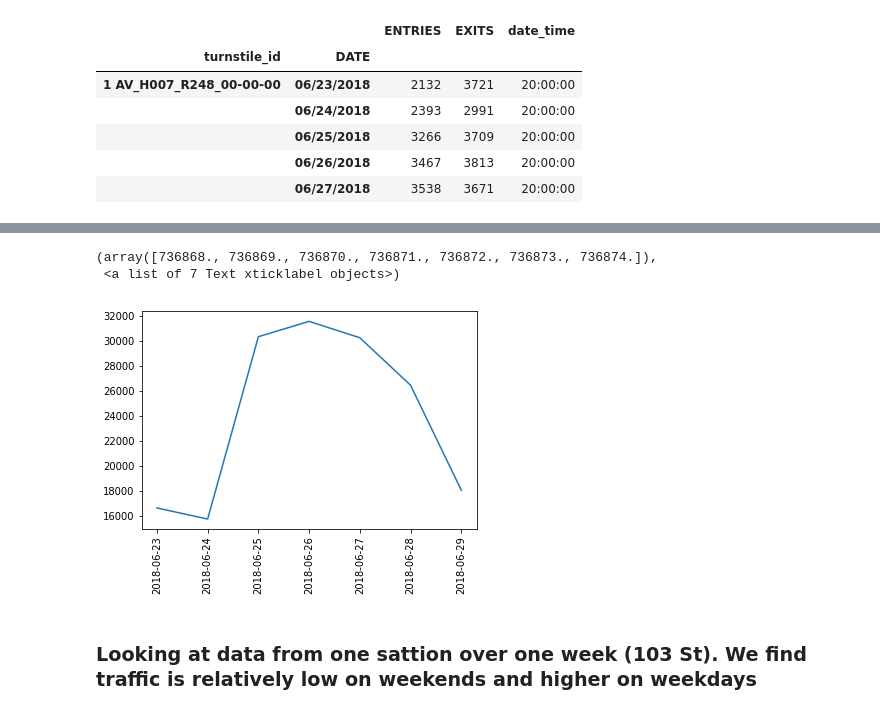
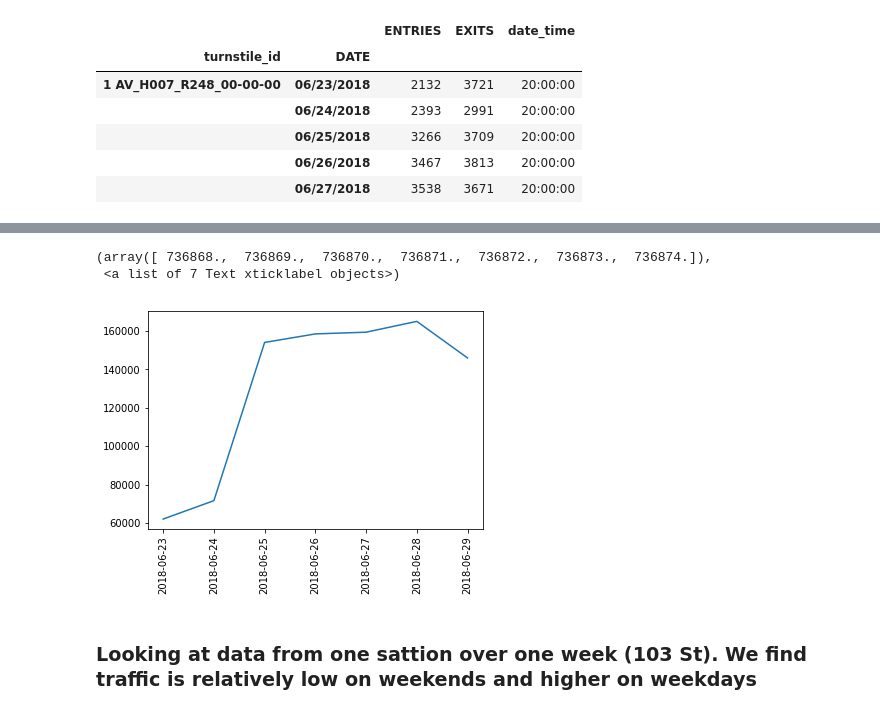
Before and after one commit to AhaYesEleanor/MTA-Traffic-analysis, a Jupyter notebook: Benson.ipynb, the cells around one changed output, grey strips where cells are left out. Saved outputs shown, nothing was run; the diff lists cells and outputs as text; code cells hidden in the pictures.

```diff
--- a/Benson.ipynb
+++ b/Benson.ipynb
@@ -141,11 +139,11 @@ print(daily_totals)
 # %%
 import matplotlib.pyplot as plt
-daily_onestation = daily_totals[daily_totals["STATION"]=='103 ST']
+daily_onestation = daily_totals[daily_totals["STATION"]=='34 ST-PENN STA']
 plt.plot(daily_onestation["DATE"], daily_onestation["ENTRIES"] )
 plt.xticks(rotation = 'vertical')
 # %% [output]
-(array([736868., 736869., 736870., 736871., 736872., 736873., 736874.]),
+(array([ 736868.,  736869.,  736870.,  736871.,  736872.,  736873.,  736874.]),
  <a list of 7 Text xticklabel objects>)
-[figure, old version]
+[figure, new version]
 # %% [markdown]
 ### Looking at data from one sattion over one week (103 St). We find traffic is relatively low on weekends and higher on weekdays
```
Also changed, not shown: parts of 8 cells of this notebook.
